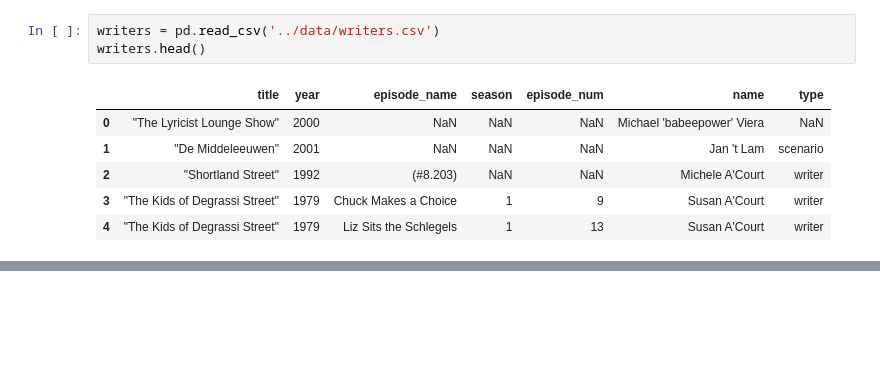
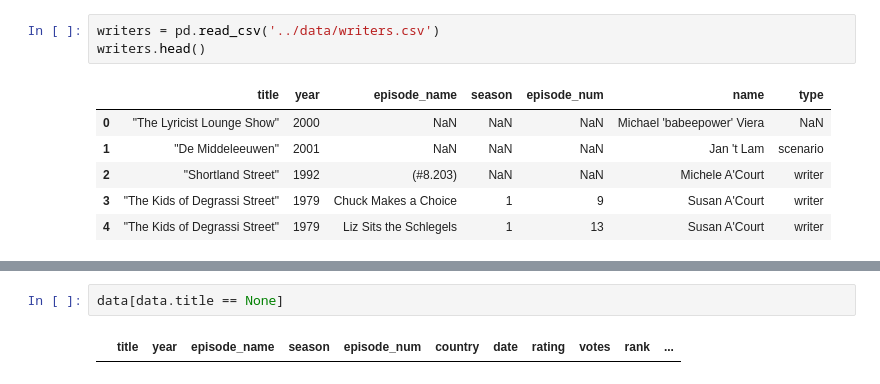
Before and after one commit to jaydik/dataScienceIntensive, a Jupyter notebook: project/analysis/Untitled1.ipynb, the cells around one changed output, grey strips where cells are left out. Drawn from its saved outputs; the diff is of its cells as text; blank space fills up the shorter version.

```diff
--- a/project/analysis/Untitled1.ipynb
+++ b/project/analysis/Untitled1.ipynb
@@ -85,0 +101,4 @@ Name: rank, dtype: float64
+# %%
+data[data.title == None]
+# %% [output]
+|  | title | year | episode_name | season | episode_num | country | date | rating | votes | rank | ... |
```
Also changed, not shown: parts of 7 cells of this notebook, 3 other files.
